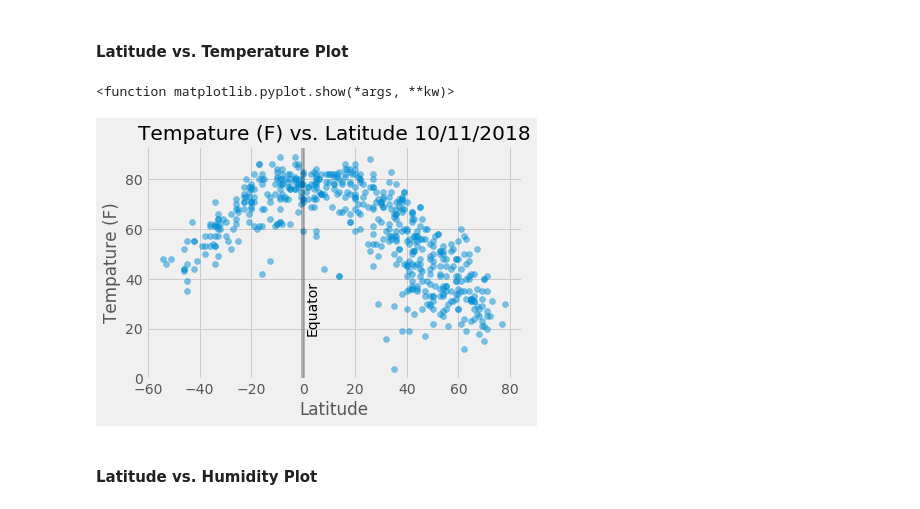
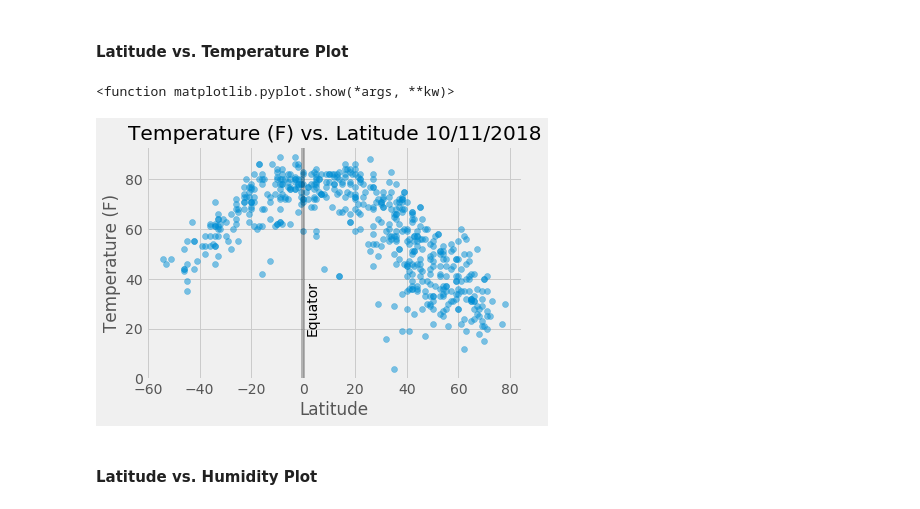
Before and after one commit to baybailz/PyWeather, a Jupyter notebook: WeatherPyFinal.ipynb, the cells around one changed output. Saved outputs shown, nothing was run; the diff lists cells and outputs as text; code cells hidden in the pictures.

Commit message:
Edited
Edited final code, added saved graphs

```diff
--- a/WeatherPyFinal.ipynb
+++ b/WeatherPyFinal.ipynb
@@ -159,17 +159,18 @@ random_cities.head()
 # %%
 # Import
 date = time.strftime("%m/%d/%Y")
 plt.scatter(random_cities["latitude"],random_cities["temperature"], alpha = 0.5)
-plt.title(f"Tempature (F) vs. Latitude {date}")
+plt.title(f"Temperature (F) vs. Latitude {date}")
 plt.xlabel("Latitude")
-plt.ylabel("Tempature (F)")
+plt.ylabel("Temperature (F)")
 plt.axvline(0, color = 'black', alpha = .25, label = 'Equator')
 plt.text(1,35,'Equator',rotation=90)
 plt.style.use('fivethirtyeight')
+plt.savefig("Humidity_L.png")
 plt.show
 # %% [output]
 <function matplotlib.pyplot.show(*args, **kw)>
-[figure, old version]
+[figure, new version]
 # %% [markdown]
 #### Latitude vs. Humidity Plot
 # %%
```
Also changed, not shown: parts of 5 cells of this notebook, 4 other files.
